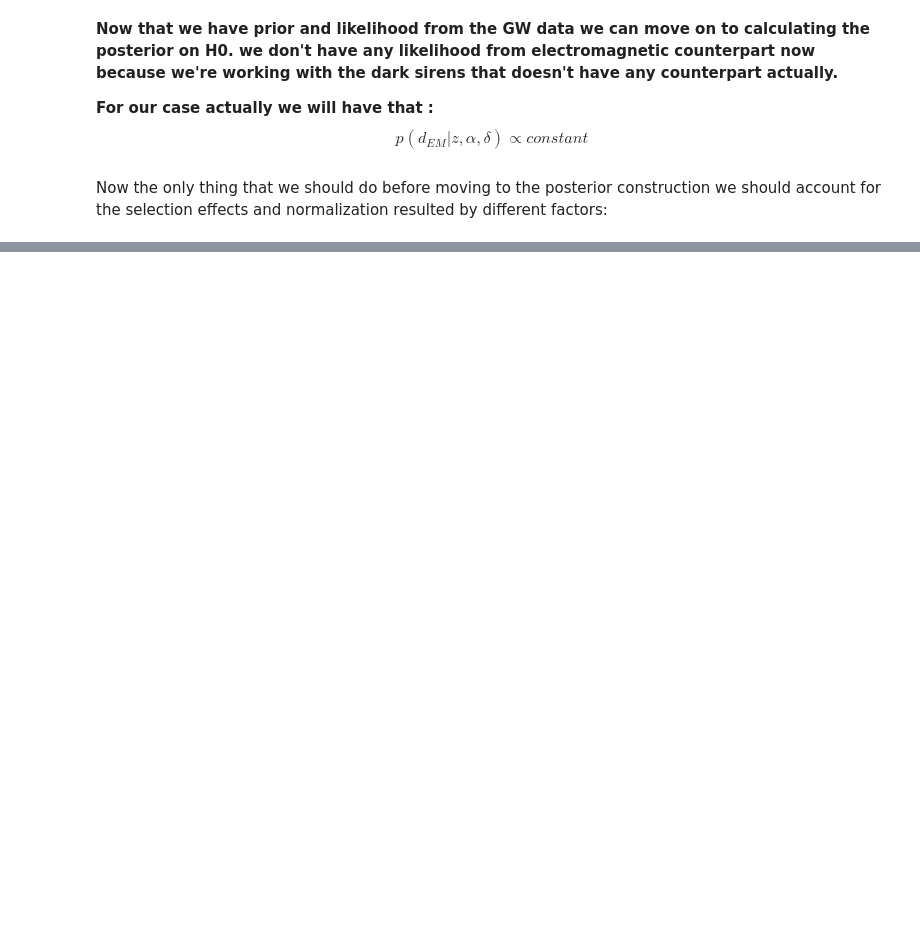
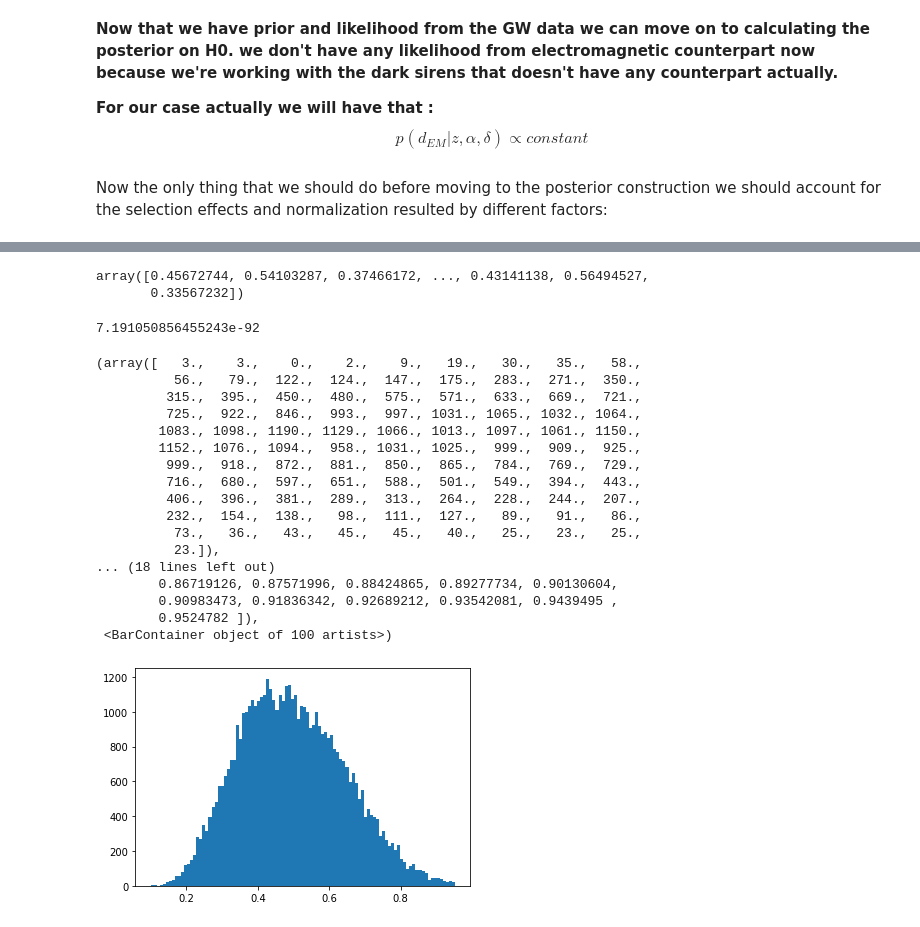
Before and after one commit to SabaEtezadRazavi/GWAstro, a Jupyter notebook: General API to estimate H0 value from BBH events and GLADE+.ipynb, the cells around one changed output, grey strips where cells are left out. Saved outputs shown, nothing was run; the diff lists cells and outputs as text; code cells hidden in the pictures; blank space fills up the shorter version.

```diff
--- a/General API to estimate H0 value from BBH events and GLADE+.ipynb
+++ b/General API to estimate H0 value from BBH events and GLADE+.ipynb
@@ -342,0 +699,33 @@ Running MCMC...
+# %%
+cosmo = FlatLambdaCDM(H0=50, Om0=0.308)
+z_posterior = z_at_value(cosmo.luminosity_distance, distance_posterior * u.Mpc)
+z_posterior = z_posterior.value
+z_posterior
+# %% [output]
+array([0.45672744, 0.54103287, 0.37466172, ..., 0.43141138, 0.56494527,
+       0.33567232])
+# %%
+eta(1,2,0.3)
+# %% [output]
+7.191050856455243e-92
+# %%
+plt.hist(z_posterior, bins = 100)
+# %% [output]
+(array([   3.,    3.,    0.,    2.,    9.,   19.,   30.,   35.,   58.,
+          56.,   79.,  122.,  124.,  147.,  175.,  283.,  271.,  350.,
+         315.,  395.,  450.,  480.,  575.,  571.,  633.,  669.,  721.,
+         725.,  922.,  846.,  993.,  997., 1031., 1065., 1032., 1064.,
+        1083., 1098., 1190., 1129., 1066., 1013., 1097., 1061., 1150.,
+        1152., 1076., 1094.,  958., 1031., 1025.,  999.,  909.,  925.,
+         999.,  918.,  872.,  881.,  850.,  865.,  784.,  769.,  729.,
+         716.,  680.,  597.,  651.,  588.,  501.,  549.,  394.,  443.,
+         406.,  396.,  381.,  289.,  313.,  264.,  228.,  244.,  207.,
+         232.,  154.,  138.,   98.,  111.,  127.,   89.,   91.,   86.,
+          73.,   36.,   43.,   45.,   45.,   40.,   25.,   23.,   25.,
+          23.]),
+... (18 lines left out)
+        0.86719126, 0.87571996, 0.88424865, 0.89277734, 0.90130604,
+        0.90983473, 0.91836342, 0.92689212, 0.93542081, 0.9439495 ,
+        0.9524782 ]),
+ <BarContainer object of 100 artists>)
+[figure, added]
```
Also changed, not shown: parts of 33 cells of this notebook.
